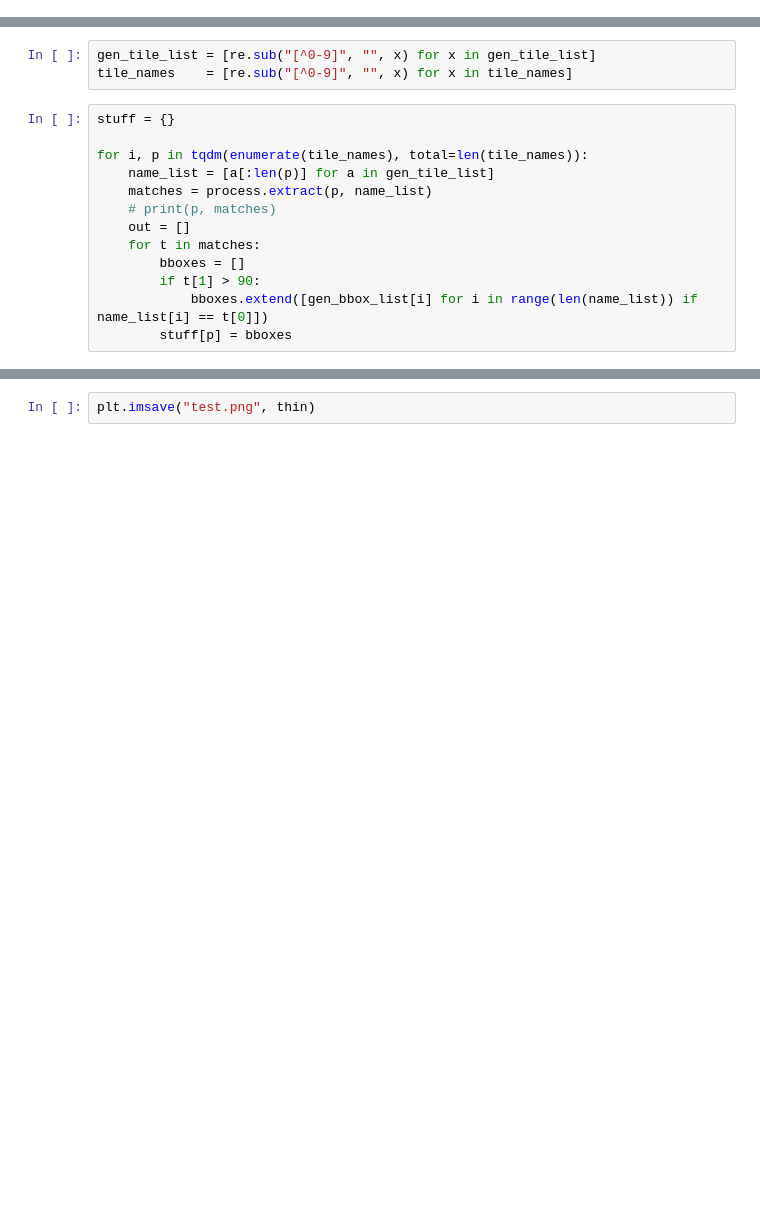
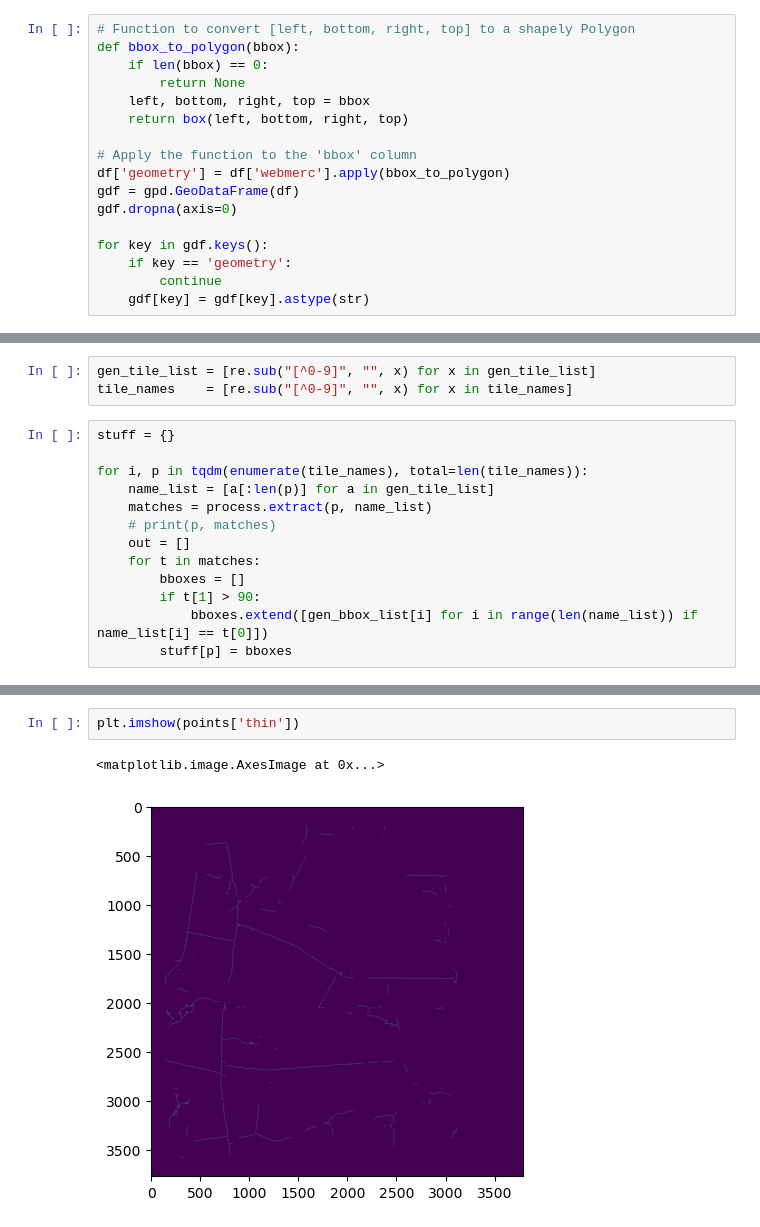
Before and after one commit to f-haces/RECTDNN, a Jupyter notebook: TileGeoreferencing.ipynb, the cells around one changed output, grey strips where cells are left out. Saved outputs shown, nothing was run; the diff lists cells and outputs as text; blank space fills up the shorter version.

```diff
--- a/TileGeoreferencing.ipynb
+++ b/TileGeoreferencing.ipynb
@@ -182,0 +200,17 @@ p
+# %%
+# Function to convert [left, bottom, right, top] to a shapely Polygon
+def bbox_to_polygon(bbox):
+    if len(bbox) == 0:
+        return None
+    left, bottom, right, top = bbox
+    return box(left, bottom, right, top)
+
+# Apply the function to the 'bbox' column
+df['geometry'] = df['webmerc'].apply(bbox_to_polygon)
+gdf = gpd.GeoDataFrame(df)
+gdf.dropna(axis=0)
+
+for key in gdf.keys():
+    if key == 'geometry':
+        continue
+    gdf[key] = gdf[key].astype(str)
@@ -370,5 +591,8 @@ plt.imshow(image_rgb)
-# %%
-plt.imsave("test.png", thin)
+# %%
+plt.imshow(points['thin'])
+# %% [output]
+<matplotlib.image.AxesImage at 0x...>
+[figure, added]
 # %%
 fig, ax = plt.subplots(figsize=(10, 10), dpi=300)
 ax.imshow(image_rgb)
```
Also changed, not shown: parts of 31 cells of this notebook, 3 other files.
